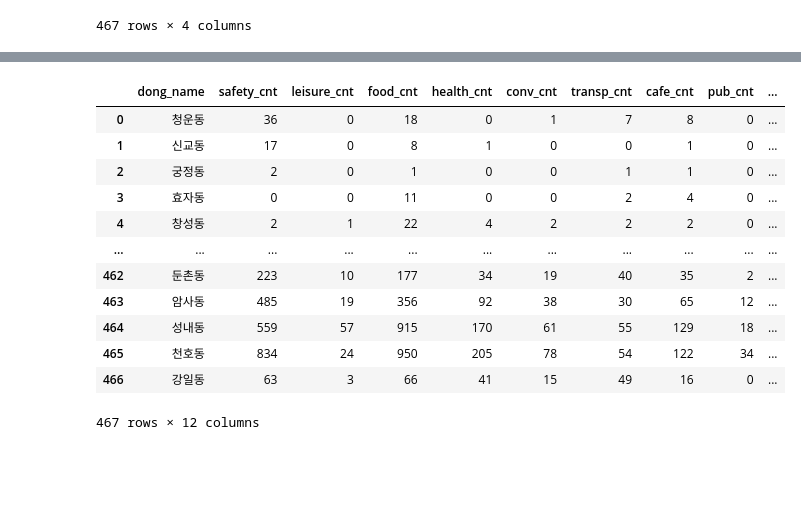
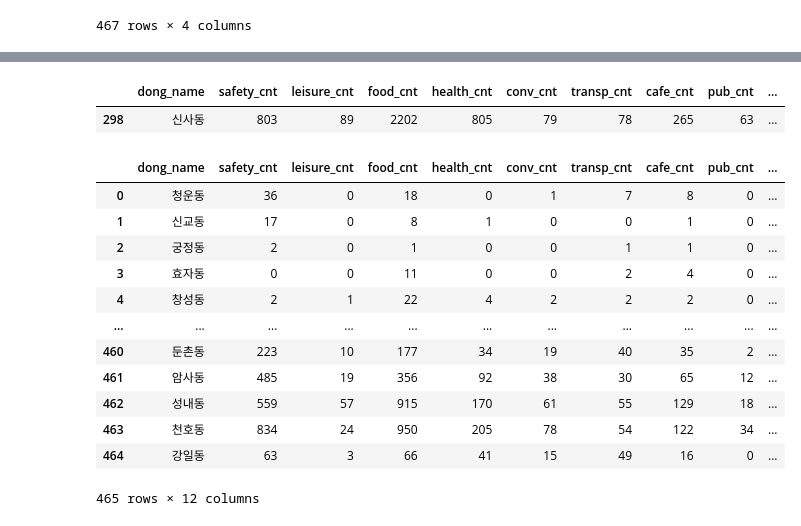
Before and after one commit to naedonnaelife/naedonnaesan, a Jupyter notebook: Clustering/법정동좌표뽑기.ipynb, the cells around one changed output, grey strips where cells are left out. Drawn from its saved outputs; the diff is of its cells as text; code cells hidden in the pictures; blank space fills up the shorter version.

```diff
--- a/Clustering/법정동좌표뽑기.ipynb
+++ b/Clustering/법정동좌표뽑기.ipynb
@@ -130,4 +170,4 @@ new
 # %%
-df = pd.read_csv("데이터 넣기용 동.csv")
+df = pd.read_csv("데이터 넣기용 동.csv", encoding='cp949')
 df
 # %% [output]
@@ -210,17 +187,27 @@ merged
-# %%
-merged
-# %% [output]
-|  | dong_name | safety_cnt | leisure_cnt | food_cnt | health_cnt | conv_cnt | transp_cnt | cafe_cnt | pub_cnt | ... |
-| 0 | 청운동 | 36 | 0 | 18 | 0 | 1 | 7 | 8 | 0 | ... |
-| 1 | 신교동 | 17 | 0 | 8 | 1 | 0 | 0 | 1 | 0 | ... |
-| 2 | 궁정동 | 2 | 0 | 1 | 0 | 0 | 1 | 1 | 0 | ... |
-| 3 | 효자동 | 0 | 0 | 11 | 0 | 0 | 2 | 4 | 0 | ... |
-| 4 | 창성동 | 2 | 1 | 22 | 4 | 2 | 2 | 2 | 0 | ... |
-| ... | ... | ... | ... | ... | ... | ... | ... | ... | ... | ... |
-| 462 | 둔촌동 | 223 | 10 | 177 | 34 | 19 | 40 | 35 | 2 | ... |
-| 463 | 암사동 | 485 | 19 | 356 | 92 | 38 | 30 | 65 | 12 | ... |
-| 464 | 성내동 | 559 | 57 | 915 | 170 | 61 | 55 | 129 | 18 | ... |
-| 465 | 천호동 | 834 | 24 | 950 | 205 | 78 | 54 | 122 | 34 | ... |
-| 466 | 강일동 | 63 | 3 | 66 | 41 | 15 | 49 | 16 | 0 | ... |
-467 rows × 12 columns
+# %%
+df = df.drop(297)
+# %%
+df = df.drop(337)
+# %%
+df[df['dong_name'] == '신사동']
+# %% [output]
+|  | dong_name | safety_cnt | leisure_cnt | food_cnt | health_cnt | conv_cnt | transp_cnt | cafe_cnt | pub_cnt | ... |
+| 298 | 신사동 | 803 | 89 | 2202 | 805 | 79 | 78 | 265 | 63 | ... |
+# %%
+df.reset_index(drop=True, inplace=True)
+df
+# %% [output]
+|  | dong_name | safety_cnt | leisure_cnt | food_cnt | health_cnt | conv_cnt | transp_cnt | cafe_cnt | pub_cnt | ... |
+| 0 | 청운동 | 36 | 0 | 18 | 0 | 1 | 7 | 8 | 0 | ... |
+| 1 | 신교동 | 17 | 0 | 8 | 1 | 0 | 0 | 1 | 0 | ... |
+| 2 | 궁정동 | 2 | 0 | 1 | 0 | 0 | 1 | 1 | 0 | ... |
+| 3 | 효자동 | 0 | 0 | 11 | 0 | 0 | 2 | 4 | 0 | ... |
+| 4 | 창성동 | 2 | 1 | 22 | 4 | 2 | 2 | 2 | 0 | ... |
+| ... | ... | ... | ... | ... | ... | ... | ... | ... | ... | ... |
+| 460 | 둔촌동 | 223 | 10 | 177 | 34 | 19 | 40 | 35 | 2 | ... |
+| 461 | 암사동 | 485 | 19 | 356 | 92 | 38 | 30 | 65 | 12 | ... |
+| 462 | 성내동 | 559 | 57 | 915 | 170 | 61 | 55 | 129 | 18 | ... |
+| 463 | 천호동 | 834 | 24 | 950 | 205 | 78 | 54 | 122 | 34 | ... |
+| 464 | 강일동 | 63 | 3 | 66 | 41 | 15 | 49 | 16 | 0 | ... |
+465 rows × 12 columns
 # %%
```
Also changed, not shown: parts of 17 cells of this notebook, 3 other files.
